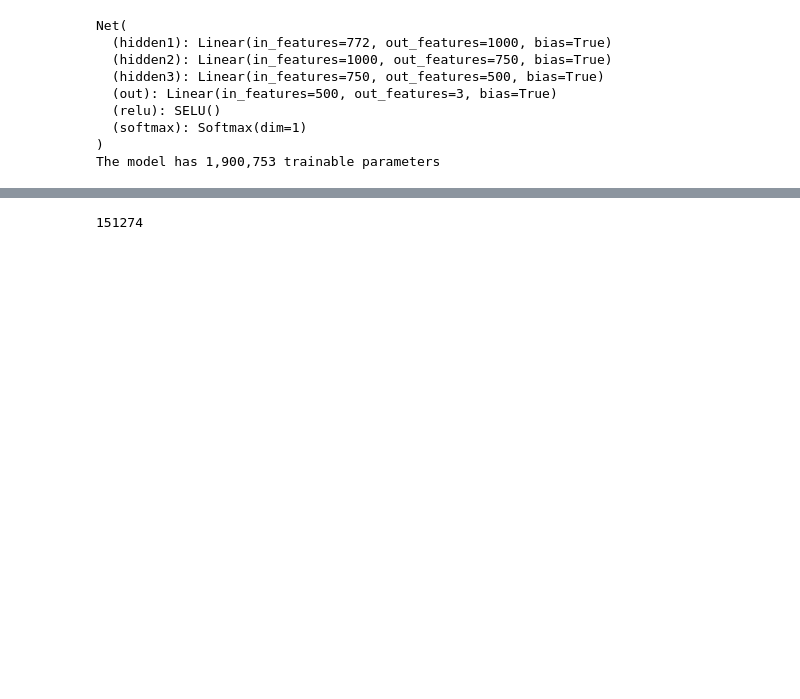
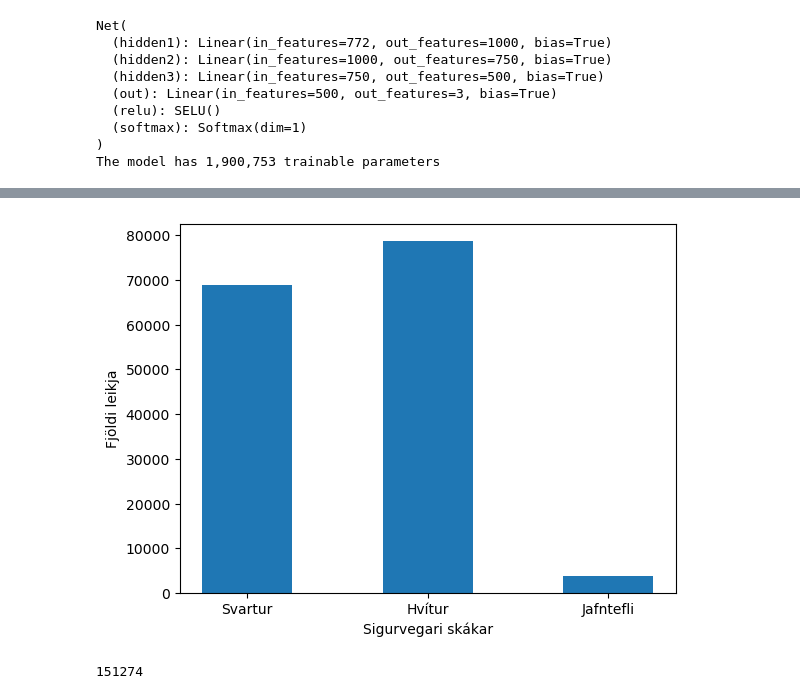
Before and after one commit to MagnusGunnarG/Skakgreinir, a Jupyter notebook: SkakgreinirNet.ipynb, the cells around one changed output, grey strips where cells are left out. Saved outputs shown, nothing was run; the diff lists cells and outputs as text; code cells hidden in the pictures; blank space fills up the shorter version.

```diff
--- a/SkakgreinirNet.ipynb
+++ b/SkakgreinirNet.ipynb
@@ -165,3 +164,13 @@ Text(0.5, 0, 'Ítranir')
+# %%
+# Histogram fyrir sigurvagara
+leikir_heild_hvitur_tensor = torch.tensor(leikir_heild_hvitur, device=device, dtype=torch.float)
+plt.hist(model(leikir_heild_hvitur_tensor).argmax(1).cpu(), bins=5)
+plt.xticks([0.2,1,1.8], ["Svartur", "Hvítur", "Jafntefli"])
+plt.xlabel("Sigurvegari skákar")
+plt.ylabel("Fjöldi leikja")
+plt.show()
+# %% [output]
+[figure, added]
 # %%
 # The size of the list leikir_heild_hvitur
 print(len(leikir_heild_hvitur))
```
Also changed, not shown: parts of 2 cells of this notebook, 7 other files.
